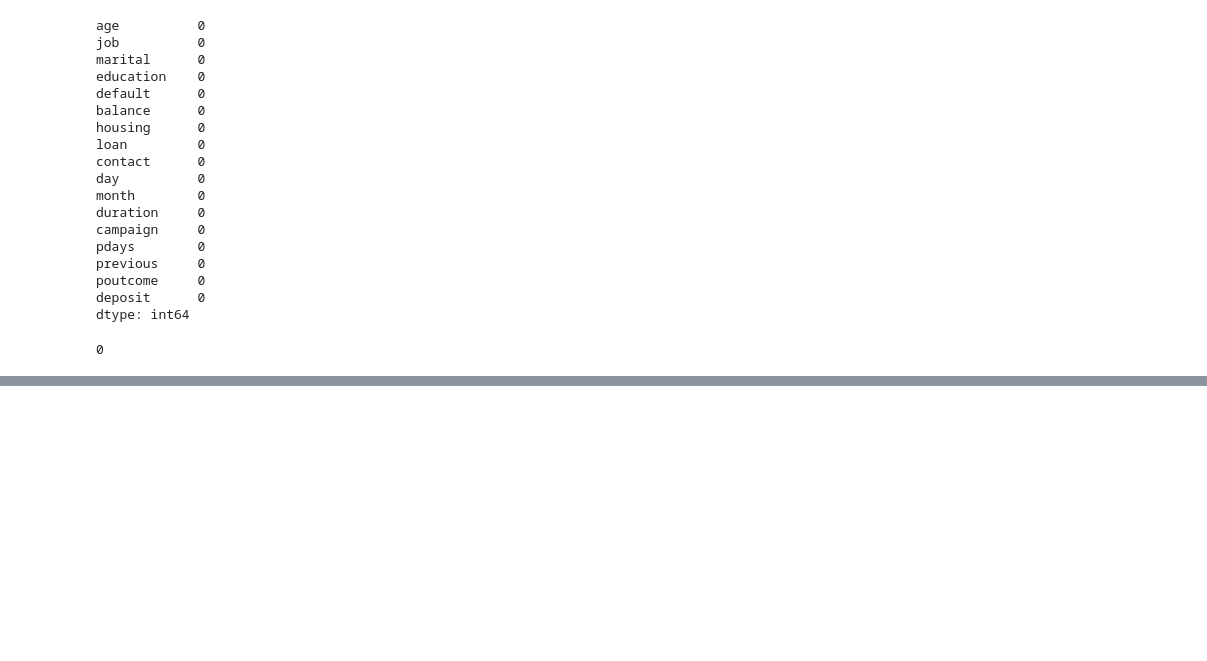
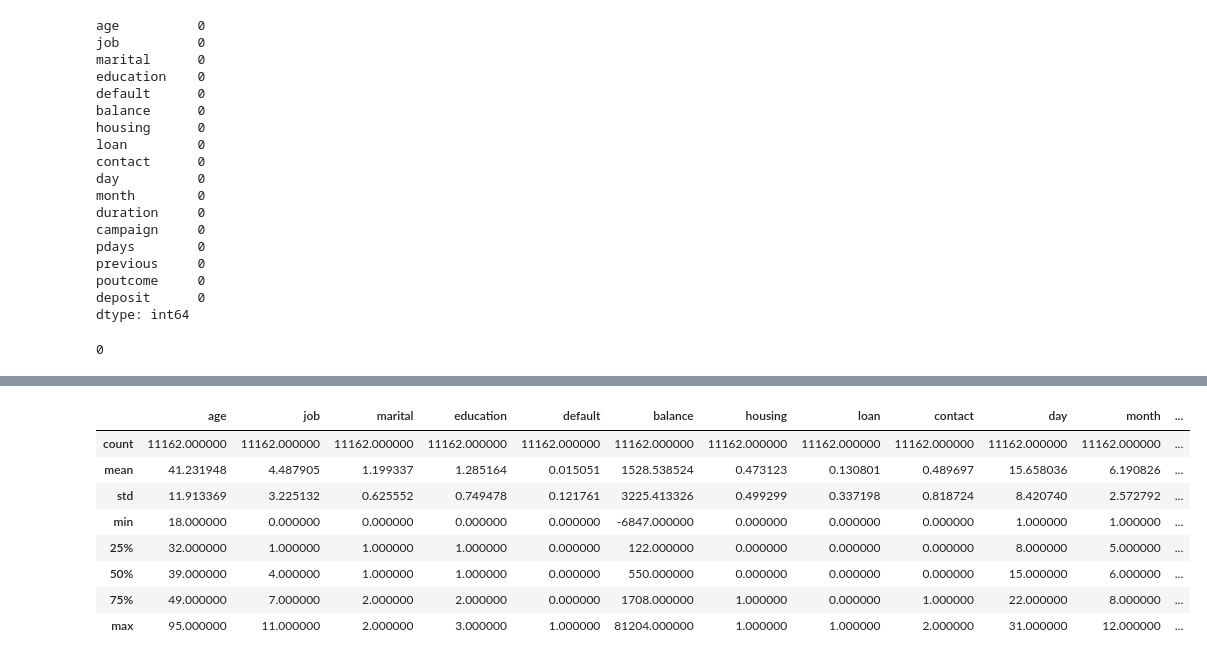
Before and after one commit to crypt0kitik/Introduction-to-Machine-Learning-Methods, a Jupyter notebook: Exercise2_Logistic_regression/Logistic_regression.ipynb, the cells around one changed output, grey strips where cells are left out. Cells and saved outputs as stored; diff of their text form; code cells hidden in the pictures; blank space fills up the shorter version.

```diff
--- a/Exercise2_Logistic_regression/Logistic_regression.ipynb
+++ b/Exercise2_Logistic_regression/Logistic_regression.ipynb
@@ -234,0 +261,13 @@ df.head()
+# %%
+# 13. Remove outliers
+df.describe()
+# %% [output]
+|  | age | job | marital | education | default | balance | housing | loan | contact | day | month | ... |
+| count | 11162.000000 | 11162.000000 | 11162.000000 | 11162.000000 | 11162.000000 | 11162.000000 | 11162.000000 | 11162.000000 | 11162.000000 | 11162.000000 | 11162.000000 | ... |
+| mean | 41.231948 | 4.487905 | 1.199337 | 1.285164 | 0.015051 | 1528.538524 | 0.473123 | 0.130801 | 0.489697 | 15.658036 | 6.190826 | ... |
+| std | 11.913369 | 3.225132 | 0.625552 | 0.749478 | 0.121761 | 3225.413326 | 0.499299 | 0.337198 | 0.818724 | 8.420740 | 2.572792 | ... |
+| min | 18.000000 | 0.000000 | 0.000000 | 0.000000 | 0.000000 | -6847.000000 | 0.000000 | 0.000000 | 0.000000 | 1.000000 | 1.000000 | ... |
+| 25% | 32.000000 | 1.000000 | 1.000000 | 1.000000 | 0.000000 | 122.000000 | 0.000000 | 0.000000 | 0.000000 | 8.000000 | 5.000000 | ... |
+| 50% | 39.000000 | 4.000000 | 1.000000 | 1.000000 | 0.000000 | 550.000000 | 0.000000 | 0.000000 | 0.000000 | 15.000000 | 6.000000 | ... |
+| 75% | 49.000000 | 7.000000 | 2.000000 | 2.000000 | 0.000000 | 1708.000000 | 1.000000 | 0.000000 | 1.000000 | 22.000000 | 8.000000 | ... |
+| max | 95.000000 | 11.000000 | 2.000000 | 3.000000 | 1.000000 | 81204.000000 | 1.000000 | 1.000000 | 2.000000 | 31.000000 | 12.000000 | ... |
```
Also changed, not shown: parts of 13 cells of this notebook.
